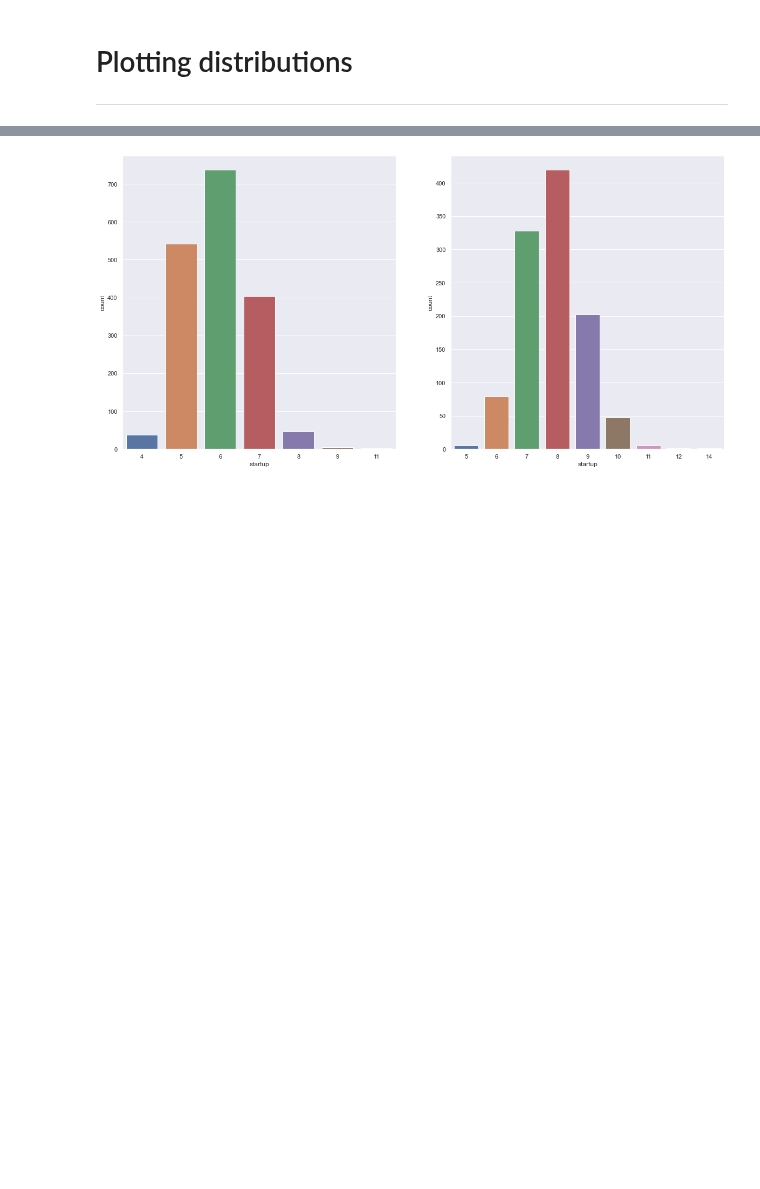
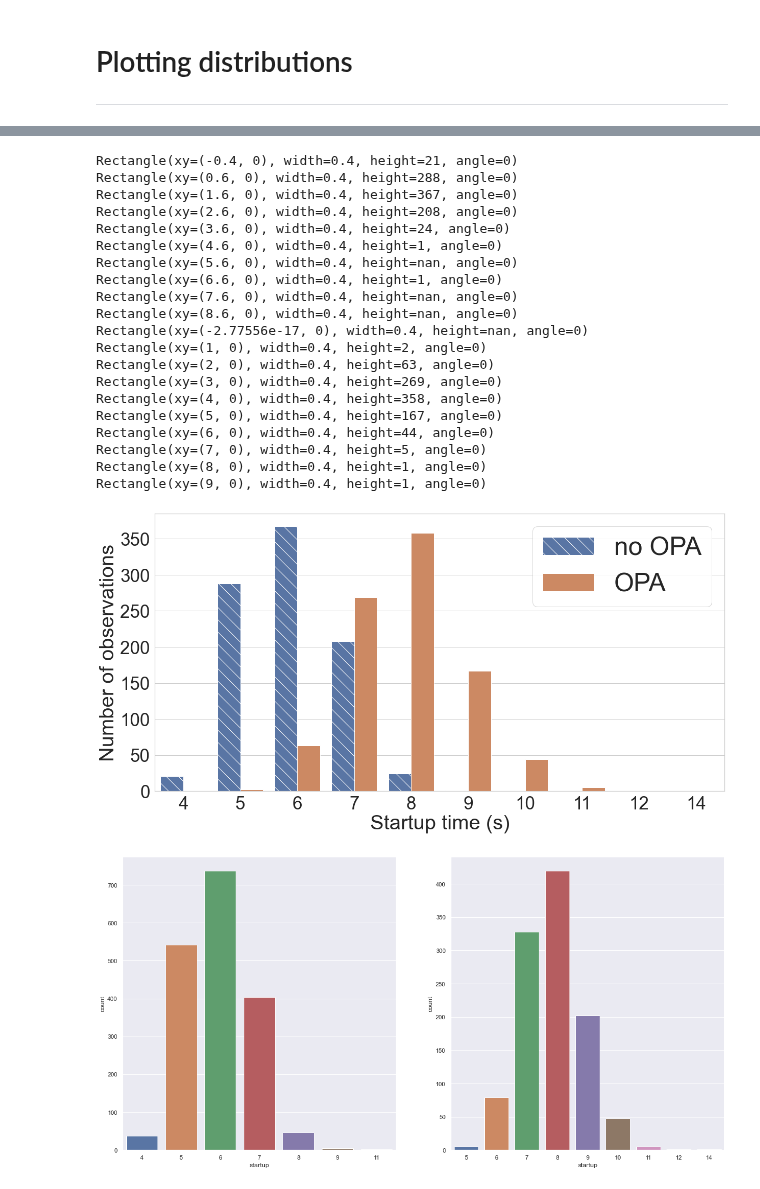
Before and after one commit to loicmiller/secure-workflow, a Jupyter notebook: movie-workflow/measurements/startup-time/startup-time-stats.ipynb, the cells around one changed output, grey strips where cells are left out. Cells and saved outputs as stored; diff of their text form; code cells hidden in the pictures; blank space fills up the shorter version.

```diff
--- a/movie-workflow/measurements/startup-time/startup-time-stats.ipynb
+++ b/movie-workflow/measurements/startup-time/startup-time-stats.ipynb
@@ -307,0 +308,14 @@ np.random.seed(8)
+# %%
+no_opa_col = pd.DataFrame(df_comp['no_opa'].rename("startup"))
+no_opa_col['name'] = 'no OPA'
+print(no_opa_col)
+
+opa_col = pd.DataFrame(df_comp['opa'].rename("startup"))
+opa_col['name'] = 'OPA'
+opa_col.drop(opa_col.index[len(opa_col)-1])
+print(opa_col)
+
+full_col = no_opa_col.append(opa_col, ignore_index=True)
+print(full_col)
+
+full_col.loc[full_col['name'] == "OPA"]['startup']
@@ -308,3 +352,56 @@ np.random.seed(8)
+# %%
+plt.figure()
+
+params = {'legend.fontsize': 50,
+          'legend.handlelength': 2}
+plt.rcParams.update(params)
+
+sns.set_style("whitegrid")
+
+ax = sns.countplot(x="startup", hue="name", data=full_col)
+plt.ylabel("Number of observations", fontsize=40)
+plt.xlabel("Startup time (s)", fontsize=40)
+plt.xticks(fontsize=35)
+plt.yticks(fontsize=35)
+
+# Define some hatches
+hatches = ['-', '+', 'x', '\\', '*', 'o']
+
+# Loop over the bars
+for i,bar in enumerate(ax.patches):
+    # Set a different hatch for each bar
+    print(bar)
+    if i <= 4:
+        bar.set_hatch(hatches[3])
+
+leg = ax.legend()
+
+#plt.axvline(np.mean(full_col.loc[full_col['name'] == "opa"]['startup']), color="blue", linestyle="dashed", linewidth=5)
+#plt.axvline(np.mean(full_col.loc[full_col['name'] == "no_opa"]['startup']), color="orange", linestyle="dotted", linewidth=5)
+
+plt.show()
+# %% [output]
+Rectangle(xy=(-0.4, 0), width=0.4, height=21, angle=0)
+Rectangle(xy=(0.6, 0), width=0.4, height=288, angle=0)
+Rectangle(xy=(1.6, 0), width=0.4, height=367, angle=0)
+Rectangle(xy=(2.6, 0), width=0.4, height=208, angle=0)
+Rectangle(xy=(3.6, 0), width=0.4, height=24, angle=0)
+Rectangle(xy=(4.6, 0), width=0.4, height=1, angle=0)
+Rectangle(xy=(5.6, 0), width=0.4, height=nan, angle=0)
+Rectangle(xy=(6.6, 0), width=0.4, height=1, angle=0)
+Rectangle(xy=(7.6, 0), width=0.4, height=nan, angle=0)
+Rectangle(xy=(8.6, 0), width=0.4, height=nan, angle=0)
+Rectangle(xy=(-2.77556e-17, 0), width=0.4, height=nan, angle=0)
+Rectangle(xy=(1, 0), width=0.4, height=2, angle=0)
+Rectangle(xy=(2, 0), width=0.4, height=63, angle=0)
+Rectangle(xy=(3, 0), width=0.4, height=269, angle=0)
+Rectangle(xy=(4, 0), width=0.4, height=358, angle=0)
+Rectangle(xy=(5, 0), width=0.4, height=167, angle=0)
+Rectangle(xy=(6, 0), width=0.4, height=44, angle=0)
+Rectangle(xy=(7, 0), width=0.4, height=5, angle=0)
+Rectangle(xy=(8, 0), width=0.4, height=1, angle=0)
+Rectangle(xy=(9, 0), width=0.4, height=1, angle=0)
+[figure, added]
 # %%
 # Countplots
 fig, ax = plt.subplots(1,2)
```
Also changed, not shown: parts of 5 cells of this notebook, 1 other file.
